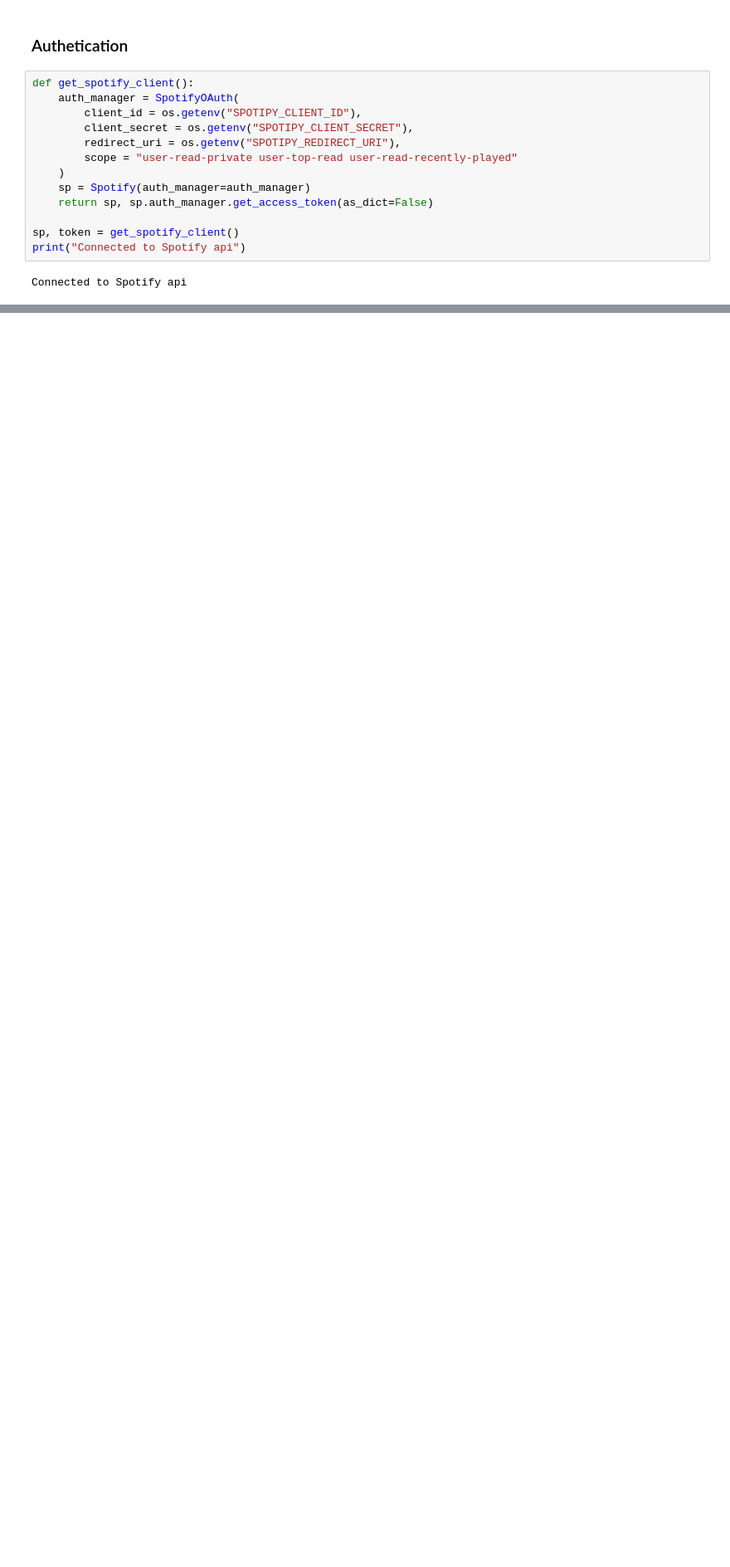
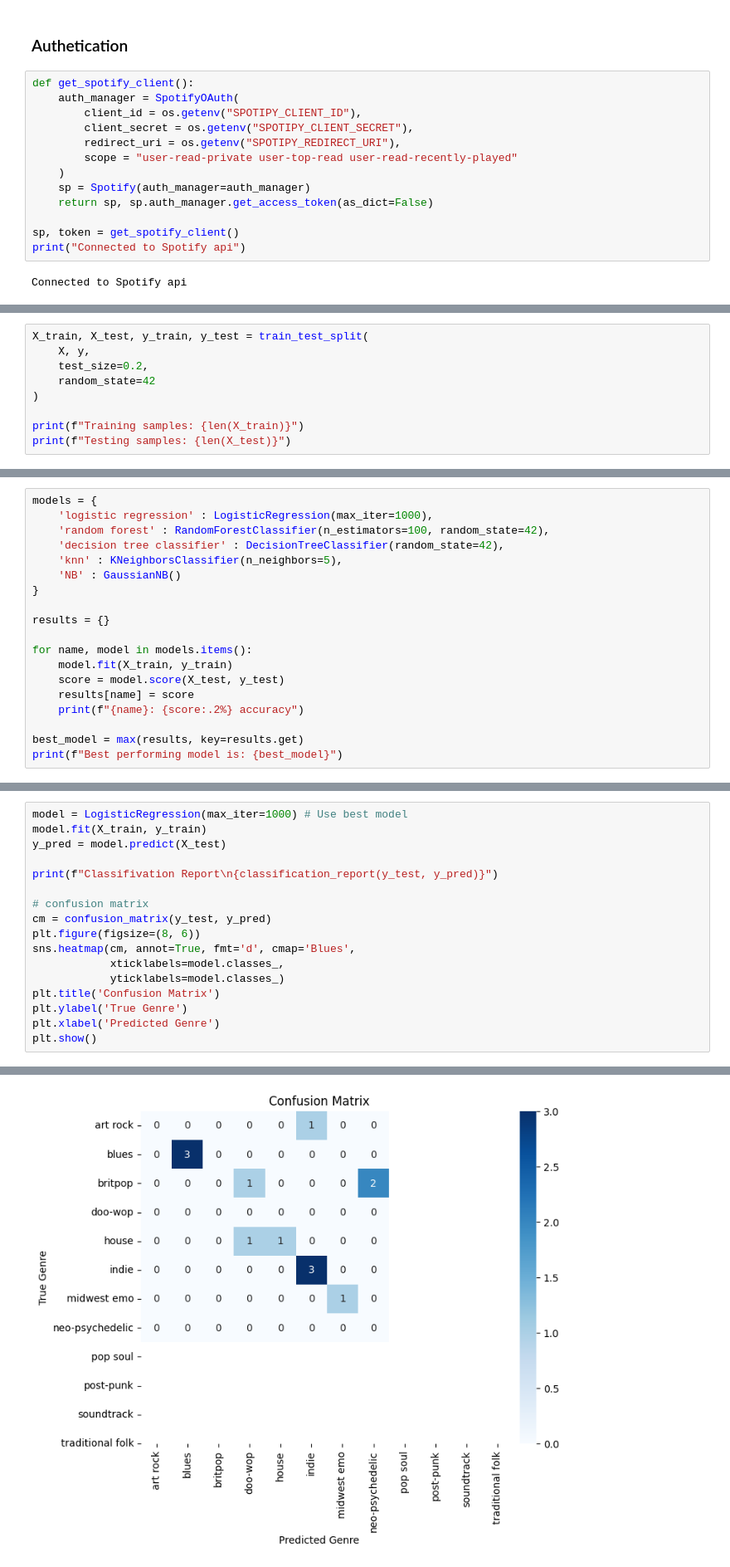
Before and after one commit to tomWills74/SpotifyAPI, a Jupyter notebook: spotify_audio_features.ipynb, the cells around one changed output, grey strips where cells are left out. Shown: that part at 83% size. Drawn from its saved outputs; the diff is of its cells as text; blank space fills up the shorter version.

```diff
--- a/spotify_audio_features.ipynb
+++ b/spotify_audio_features.ipynb
@@ -122,0 +157,9 @@ generate_df(sp, limit=50)
+# %%
+X_train, X_test, y_train, y_test = train_test_split(
+    X, y,
+    test_size=0.2,
+    random_state=42
+)
+
+print(f"Training samples: {len(X_train)}")
+print(f"Testing samples: {len(X_test)}")
@@ -122,0 +181,19 @@ generate_df(sp, limit=50)
+# %%
+models = {
+    'logistic regression' : LogisticRegression(max_iter=1000),
+    'random forest' : RandomForestClassifier(n_estimators=100, random_state=42),
+    'decision tree classifier' : DecisionTreeClassifier(random_state=42),
+    'knn' : KNeighborsClassifier(n_neighbors=5),
+    'NB' : GaussianNB()
+}
+
+results = {}
+
+for name, model in models.items():
+    model.fit(X_train, y_train)
+    score = model.score(X_test, y_test)
+    results[name] = score
+    print(f"{name}: {score:.2%} accuracy")
+
+best_model = max(results, key=results.get)
+print(f"Best performing model is: {best_model}")
@@ -122,0 +209,18 @@ generate_df(sp, limit=50)
+# %%
+model = LogisticRegression(max_iter=1000) # Use best model
+model.fit(X_train, y_train)
+y_pred = model.predict(X_test)
+
+print(f"Classifivation Report\n{classification_report(y_test, y_pred)}")
+
+# confusion matrix
+cm = confusion_matrix(y_test, y_pred)
+plt.figure(figsize=(8, 6))
+sns.heatmap(cm, annot=True, fmt='d', cmap='Blues',
+            xticklabels=model.classes_,
+            yticklabels=model.classes_)
+plt.title('Confusion Matrix')
+plt.ylabel('True Genre')
+plt.xlabel('Predicted Genre')
+plt.show()
+# %% [output]
@@ -122,0 +242 @@ generate_df(sp, limit=50)
+[figure, added]
```
Also changed, not shown: parts of 17 cells of this notebook, 6 other files.
